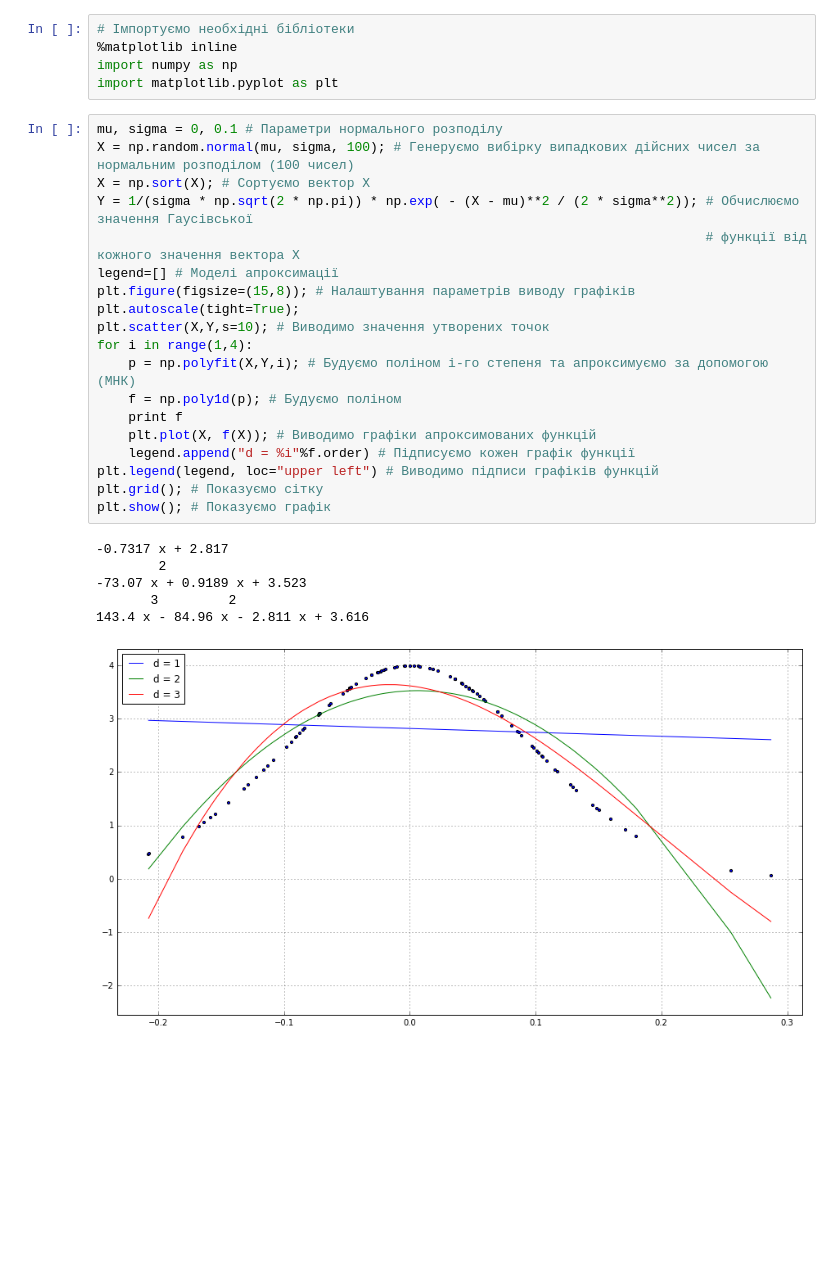
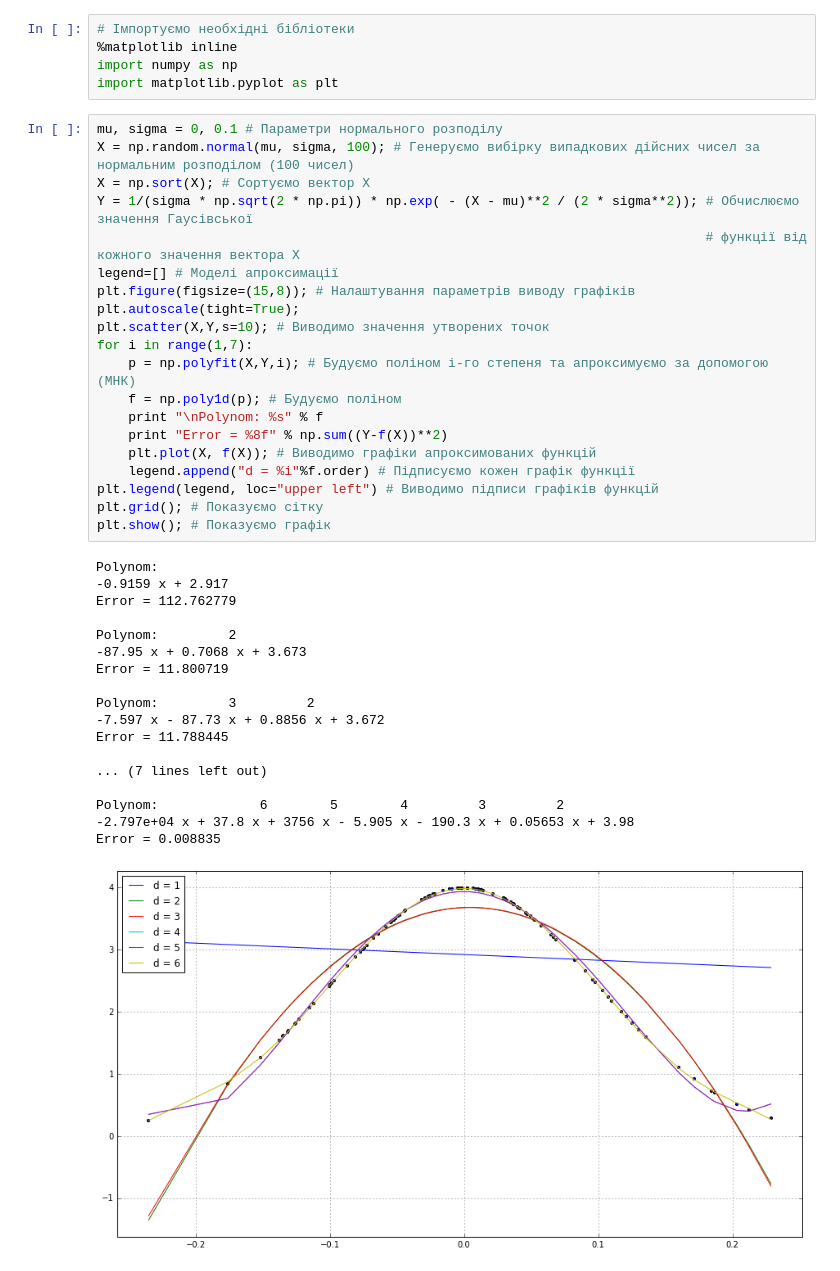
Before and after one commit to NavrotskyVasyl/ML, a Jupyter notebook: Lab1.ipynb, the cells around one changed output. Drawn from its saved outputs; the diff is of its cells as text; blank space fills up the shorter version.

Commit message:
Added polynom

```diff
--- a/Lab1.ipynb
+++ b/Lab1.ipynb
@@ -9,26 +6,39 @@ import matplotlib.pyplot as plt
 # %%
 mu, sigma = 0, 0.1 # Параметри нормального розподілу
 X = np.random.normal(mu, sigma, 100); # Генеруємо вибірку випадкових дійсних чисел за нормальним розподілом (100 чисел)
 X = np.sort(X); # Сортуємо вектор Х
 Y = 1/(sigma * np.sqrt(2 * np.pi)) * np.exp( - (X - mu)**2 / (2 * sigma**2)); # Обчислюємо значення Гаусівської
                                                                               # функції від кожного значення вектора Х
 legend=[] # Моделі апроксимації
 plt.figure(figsize=(15,8)); # Налаштування параметрів виводу графіків
 plt.autoscale(tight=True);
 plt.scatter(X,Y,s=10); # Виводимо значення утворених точок
-for i in range(1,4):
+for i in range(1,7):
     p = np.polyfit(X,Y,i); # Будуємо поліном і-го степеня та апроксимуємо за допомогою (МНК)
     f = np.poly1d(p); # Будуємо поліном
-    print f
+    print "\nPolynom: %s" % f
+    print "Error = %8f" % np.sum((Y-f(X))**2)
     plt.plot(X, f(X)); # Виводимо графіки апроксимованих функцій
     legend.append("d = %i"%f.order) # Підписуємо кожен графік функції
 plt.legend(legend, loc="upper left") # Виводимо підписи графіків функцій
 plt.grid(); # Показуємо сітку
 plt.show(); # Показуємо графік
 # %% [output]
--0.7317 x + 2.817
-        2
--73.07 x + 0.9189 x + 3.523
-       3         2
-143.4 x - 84.96 x - 2.811 x + 3.616
+Polynom:
+-0.9159 x + 2.917
+Error = 112.762779
+
+Polynom:         2
+-87.95 x + 0.7068 x + 3.673
+Error = 11.800719
+
+Polynom:         3         2
+-7.597 x - 87.73 x + 0.8856 x + 3.672
+Error = 11.788445
+
+... (7 lines left out)
+
+Polynom:             6        5        4         3         2
+-2.797e+04 x + 37.8 x + 3756 x - 5.905 x - 190.3 x + 0.05653 x + 3.98
+Error = 0.008835
-[figure, old version]
+[figure, new version]
```
Also changed, not shown: parts of 1 cell of this notebook.
